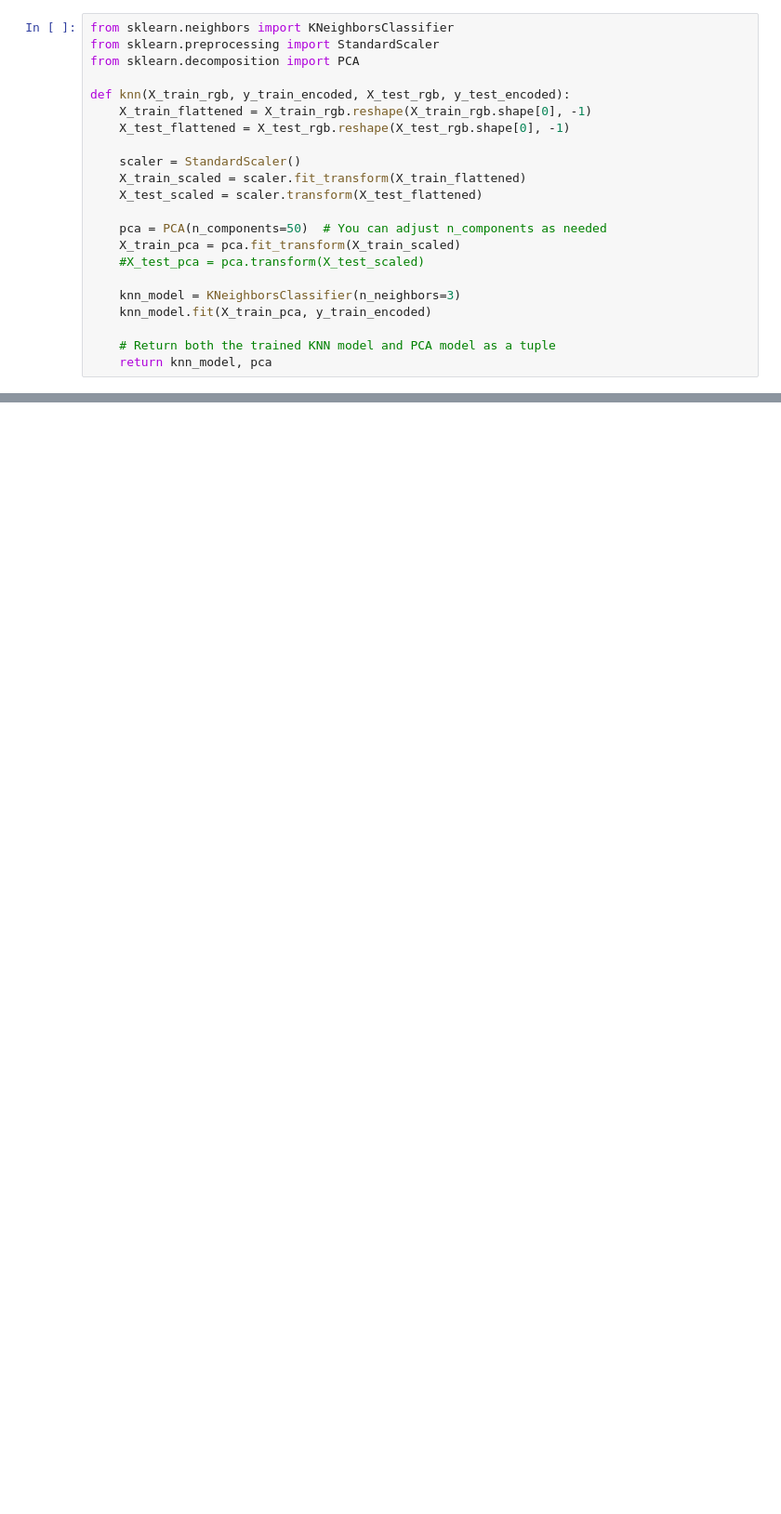
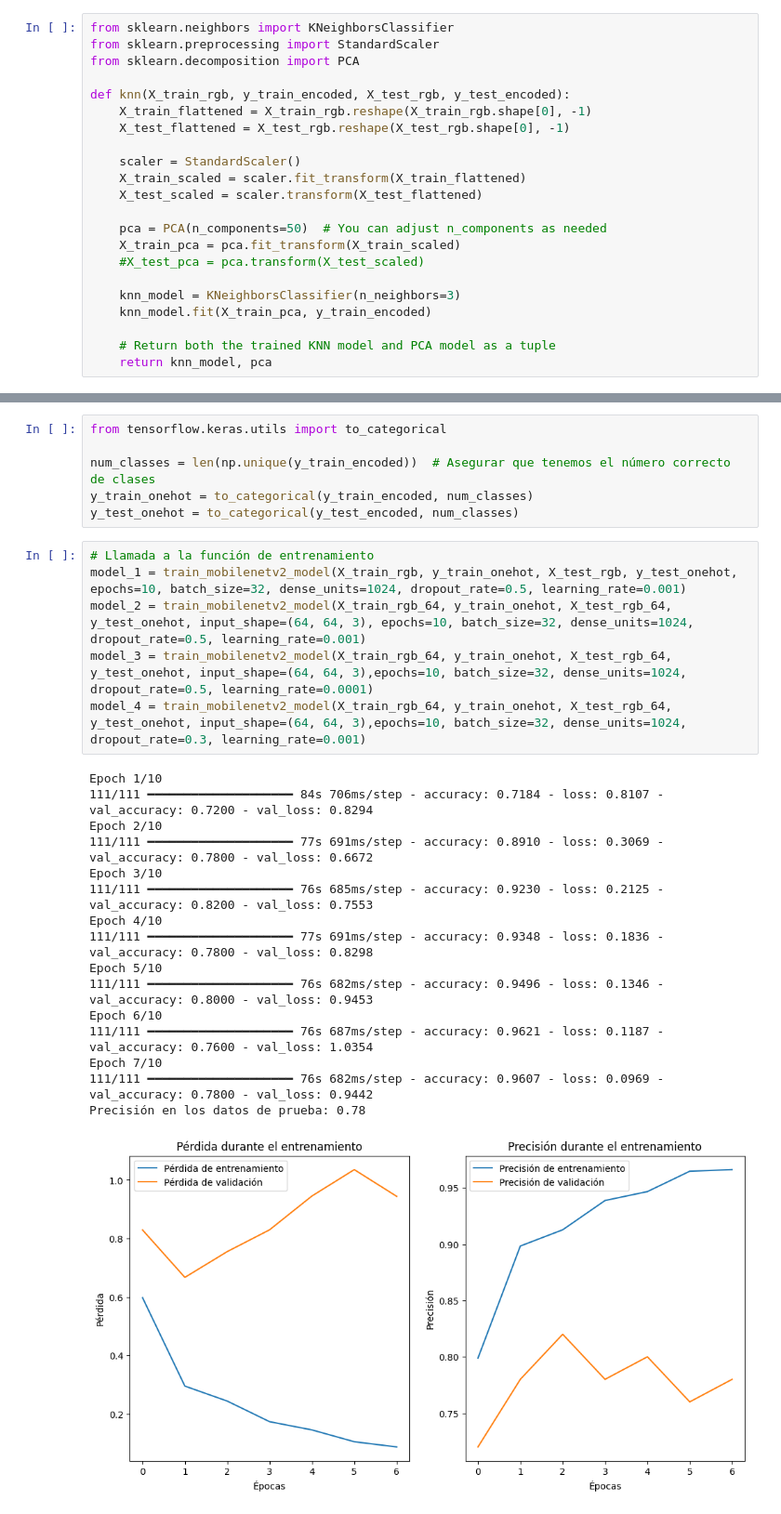
Before and after one commit to sabelayanez/clasificacion-supervisada, a Jupyter notebook: pruebas.ipynb, the cells around one changed output, grey strips where cells are left out. Shown at 93% size. Saved outputs shown, nothing was run; the diff lists cells and outputs as text; blank space fills up the shorter version.

```diff
--- a/pruebas.ipynb
+++ b/pruebas.ipynb
@@ -329,0 +389,29 @@ Precisión    : 46.11 %
+# %%
+from tensorflow.keras.utils import to_categorical
+
+num_classes = len(np.unique(y_train_encoded))  # Asegurar que tenemos el número correcto de clases
+y_train_onehot = to_categorical(y_train_encoded, num_classes)
+y_test_onehot = to_categorical(y_test_encoded, num_classes)
+# %%
+# Llamada a la función de entrenamiento
+model_1 = train_mobilenetv2_model(X_train_rgb, y_train_onehot, X_test_rgb, y_test_onehot, epochs=10, batch_size=32, dense_units=1024, dropout_rate=0.5, learning_rate=0.001)
+model_2 = train_mobilenetv2_model(X_train_rgb_64, y_train_onehot, X_test_rgb_64, y_test_onehot, input_shape=(64, 64, 3), epochs=10, batch_size=32, dense_units=1024, dropout_rate=0.5, learning_rate=0.001)
+model_3 = train_mobilenetv2_model(X_train_rgb_64, y_train_onehot, X_test_rgb_64, y_test_onehot, input_shape=(64, 64, 3),epochs=10, batch_size=32, dense_units=1024, dropout_rate=0.5, learning_rate=0.0001)
+model_4 = train_mobilenetv2_model(X_train_rgb_64, y_train_onehot, X_test_rgb_64, y_test_onehot, input_shape=(64, 64, 3),epochs=10, batch_size=32, dense_units=1024, dropout_rate=0.3, learning_rate=0.001)
+# %% [output]
+Epoch 1/10
+111/111 ━━━━━━━━━━━━━━━━━━━━ 84s 706ms/step - accuracy: 0.7184 - loss: 0.8107 - val_accuracy: 0.7200 - val_loss: 0.8294
+Epoch 2/10
+111/111 ━━━━━━━━━━━━━━━━━━━━ 77s 691ms/step - accuracy: 0.8910 - loss: 0.3069 - val_accuracy: 0.7800 - val_loss: 0.6672
+Epoch 3/10
+111/111 ━━━━━━━━━━━━━━━━━━━━ 76s 685ms/step - accuracy: 0.9230 - loss: 0.2125 - val_accuracy: 0.8200 - val_loss: 0.7553
+Epoch 4/10
+111/111 ━━━━━━━━━━━━━━━━━━━━ 77s 691ms/step - accuracy: 0.9348 - loss: 0.1836 - val_accuracy: 0.7800 - val_loss: 0.8298
+Epoch 5/10
+111/111 ━━━━━━━━━━━━━━━━━━━━ 76s 682ms/step - accuracy: 0.9496 - loss: 0.1346 - val_accuracy: 0.8000 - val_loss: 0.9453
+Epoch 6/10
+111/111 ━━━━━━━━━━━━━━━━━━━━ 76s 687ms/step - accuracy: 0.9621 - loss: 0.1187 - val_accuracy: 0.7600 - val_loss: 1.0354
+Epoch 7/10
+111/111 ━━━━━━━━━━━━━━━━━━━━ 76s 682ms/step - accuracy: 0.9607 - loss: 0.0969 - val_accuracy: 0.7800 - val_loss: 0.9442
+Precisión en los datos de prueba: 0.78
+[figure, added]
```
Also changed, not shown: parts of 12 cells of this notebook, 3 other files.
